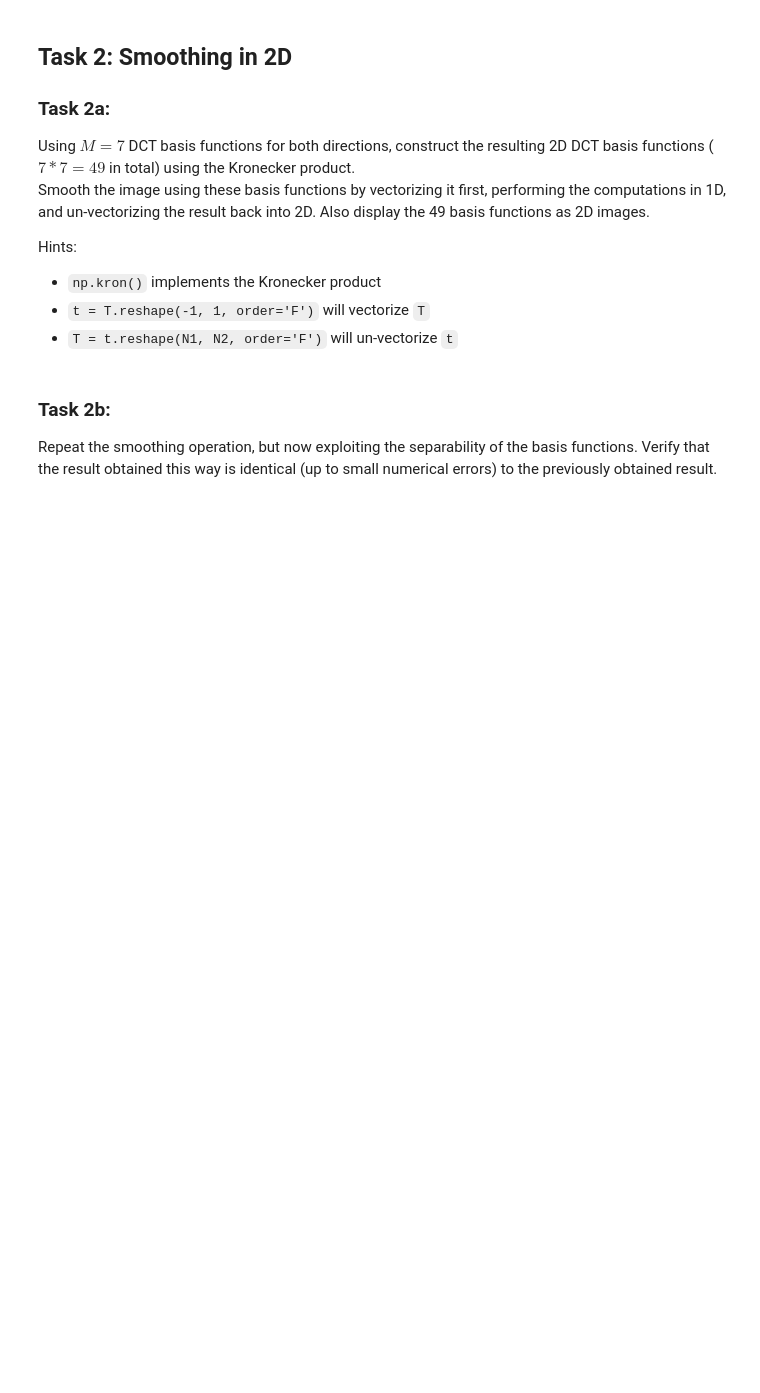
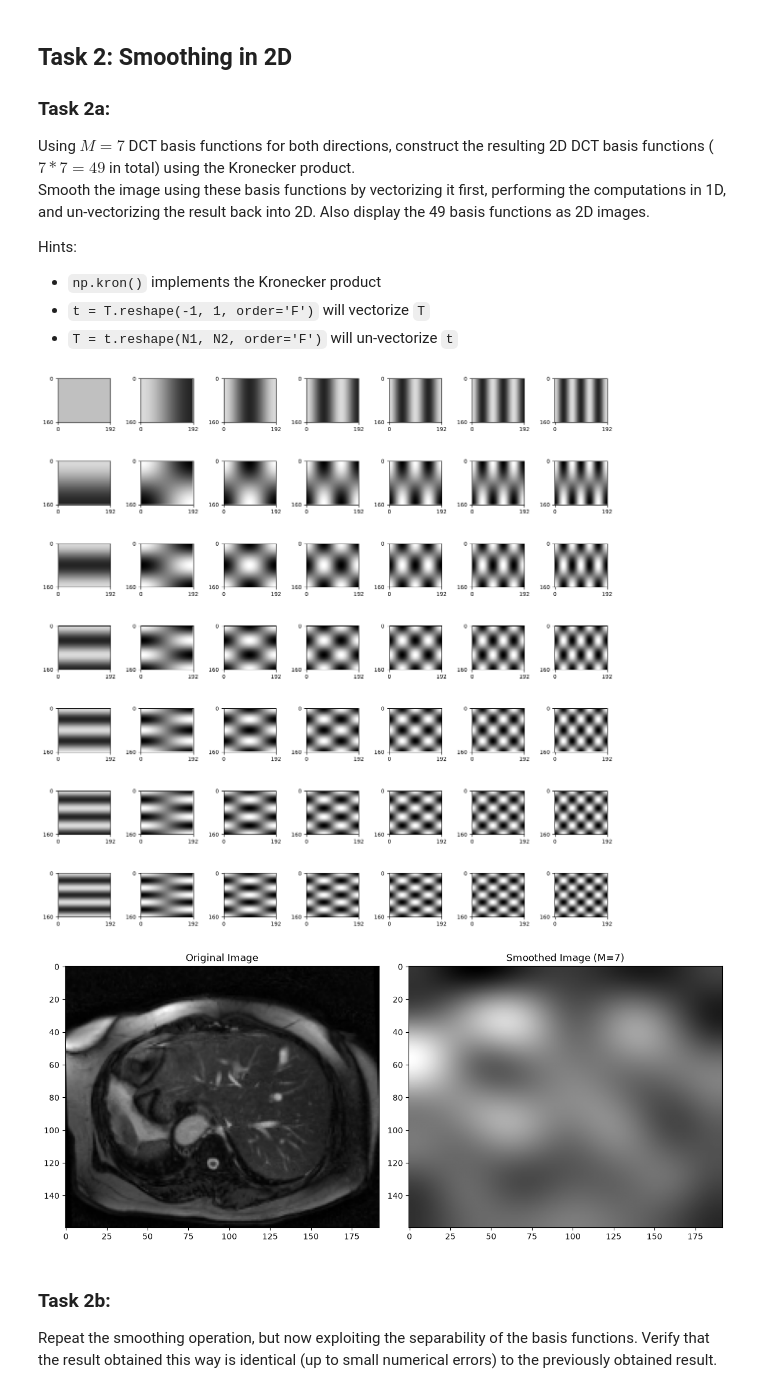
Before and after one commit to gallego-c/medical-image-analysis-lab1, a Jupyter notebook: Ex1/Ex1.ipynb, the cells around one changed output. Cells and saved outputs as stored; diff of their text form; code cells hidden in the pictures; blank space fills up the shorter version.

```diff
--- a/Ex1/Ex1.ipynb
+++ b/Ex1/Ex1.ipynb
@@ -89,6 +131,66 @@ Hints:
 - `np.kron()` implements the Kronecker product
 - `t = T.reshape(-1, 1, order='F')` will vectorize `T`
 - `T = t.reshape(N1, N2, order='F')` will un-vectorize `t`
+# %%
+phi1 = np.empty([N1, M])
+for i in range(N1):
+    for j in range(M):
+        phi1[i][j] = np.cos(np.pi*j*(i + 1/2)/N1)
+        if j == 0:
+            phi1[i][j] /= np.sqrt(2)
+phi2 = np.empty([N2, M])
+for i in range(N2):
+    for j in range(M):
+        phi2[i][j] = np.cos(np.pi*j*(i + 1/2)/N2)
+        if j == 0:
+            phi2[i][j] /= np.sqrt(2)
+
+phi_2D = np.kron(phi2, phi1)
+
+global_min = phi_2D.min()
+global_max = phi_2D.max()
+
+fix, ax = plt.subplots(M, M, figsize=(12, 12))
+
+for i in range(M):
+    for j in range(M):
+        k = j * M + i
+
+        basis_vector = phi_2D[:, k]
+        basis_image = basis_vector.reshape(N1, N2, order='F')
+
+        ax[i][j].imshow(basis_image, cmap='gray', aspect='equal', vmin=global_min, vmax=global_max, interpolation='nearest')
+
+        ax[i][j].set_xticks([0, N2])
+        ax[i][j].set_yticks([0, N1])
+        ax[i][j].tick_params(labelsize=8)
+
+plt.tight_layout(pad=1.5)
+plt.show()
+
+tFlattened = T.reshape(-1, 1, order='F')
+
+tPhi_2D = phi_2D.T
+S_2D = np.matmul(tPhi_2D, phi_2D)
+S_2D = np.matmul(phi_2D, np.linalg.inv(S_2D))
+S_2D = np.matmul(S_2D, tPhi_2D)
+
+tHat_2D = S_2D @ tFlattened
+
+THat_2D = tHat_2D.reshape(N1, N2, order='F')
+
+fix, ax = plt.subplots(1, 2, figsize=(12, 6))
+ax[0].imshow(T, cmap='gray', aspect='equal')
+ax[0].set_title("Original Image")
+
+ax[1].imshow(THat_2D, cmap='gray', aspect='equal')
+ax[1].set_title(f"Smoothed Image (M={M})")
+
+plt.tight_layout()
+plt.show()
+# %% [output]
+[figure, added]
+[figure, added]
 # %% [markdown]
 
 ### Task 2b:
```
Also changed, not shown: parts of 3 cells of this notebook.
